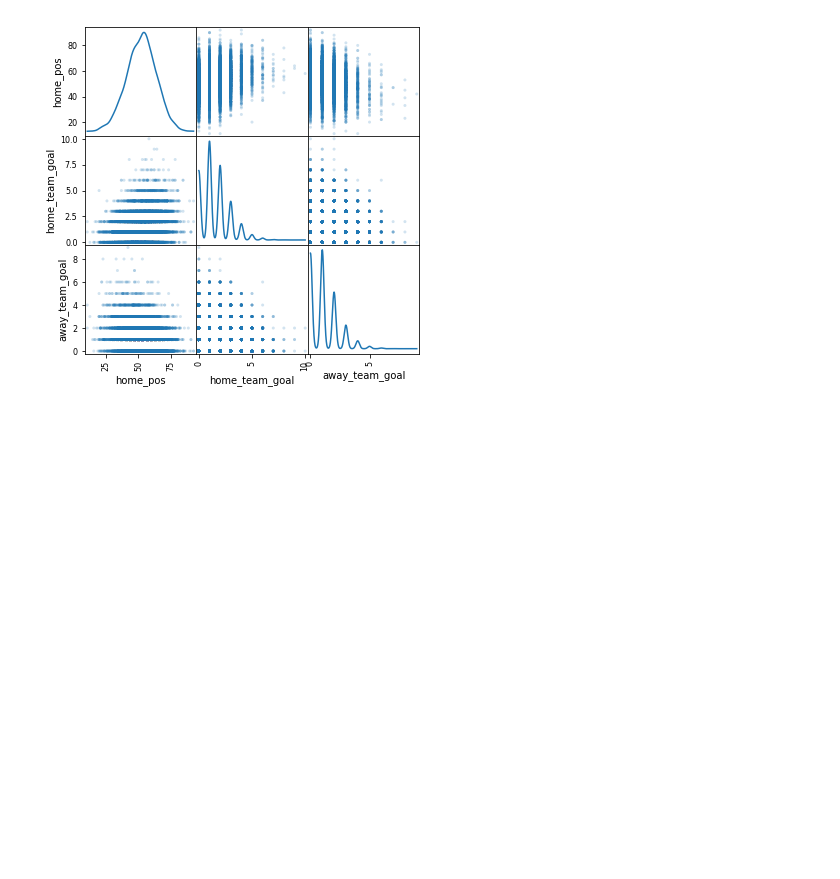
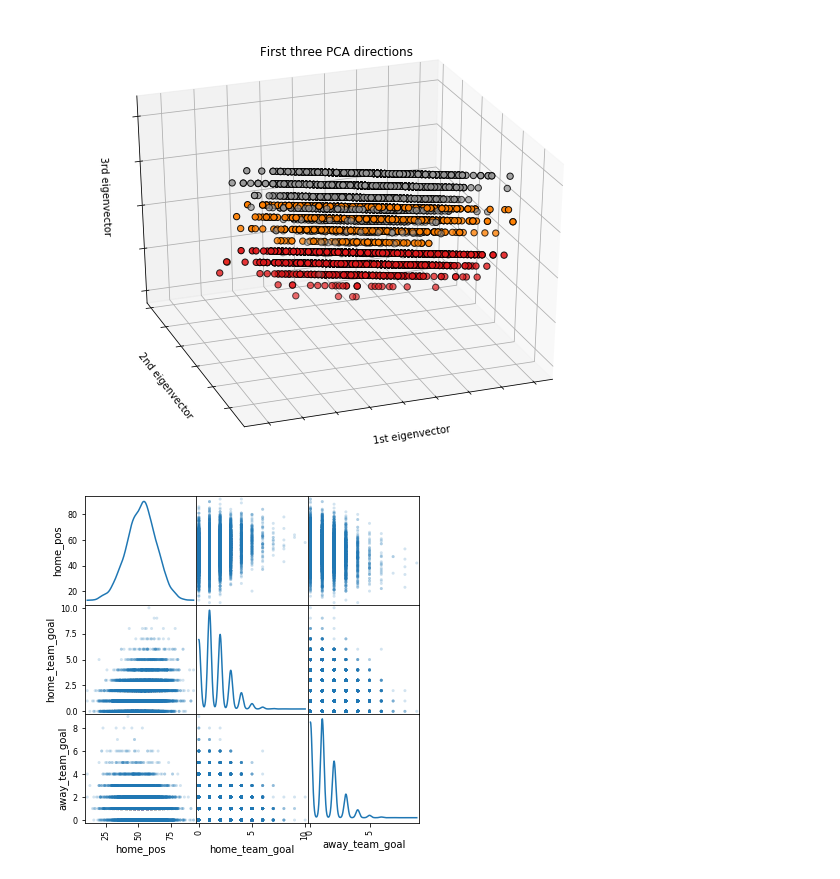
Before and after one commit to egill12/DataScienceTechniques, a Jupyter notebook: football_explore.ipynb, the cells around one changed output. Drawn from its saved outputs; the diff is of its cells as text; code cells hidden in the pictures; blank space fills up the shorter version.

```diff
--- a/football_explore.ipynb
+++ b/football_explore.ipynb
@@ -50,3 +62,30 @@ NameError: name 'plt' is not defined
+# %%
+#dataDump = dataDump.drop(columns = 'possession')
+from sklearn.decomposition import PCA
+# create X vector
+X = dataDump[['home_w','home_pos','home_team_goal']]
+#Y = dataDump['home_w']
+X_dropped = X.dropna(axis = 0, how = "any")
+#print(X_dropped)
+pca_data = PCA(n_components=3).fit_transform(X_dropped)
+# %%
+import matplotlib.pyplot as plt
+from mpl_toolkits.mplot3d import Axes3D
+fig = plt.figure(1, figsize=(8, 6))
+ax = Axes3D(fig, elev=-150, azim=110)
+ax.scatter(pca_data[:, 0], pca_data[:, 1], pca_data[:, 2], c=X_dropped['home_w'],
+           cmap=plt.cm.Set1, edgecolor='k', s=40)
+ax.set_title("First three PCA directions")
+ax.set_xlabel("1st eigenvector")
+ax.w_xaxis.set_ticklabels([])
+ax.set_ylabel("2nd eigenvector")
+ax.w_yaxis.set_ticklabels([])
+ax.set_zlabel("3rd eigenvector")
+ax.w_zaxis.set_ticklabels([])
+fig = ax.get_figure()
+fig.savefig("pca.png")
+# %% [output]
+[figure, added]
 # %%
 from pandas.plotting import scatter_matrix
 ax = scatter_matrix(dataDump[['home_pos','home_team_goal','away_team_goal']], alpha=0.2, figsize=(6, 6), diagonal='kde')
```
Also changed, not shown: parts of 8 cells of this notebook.
